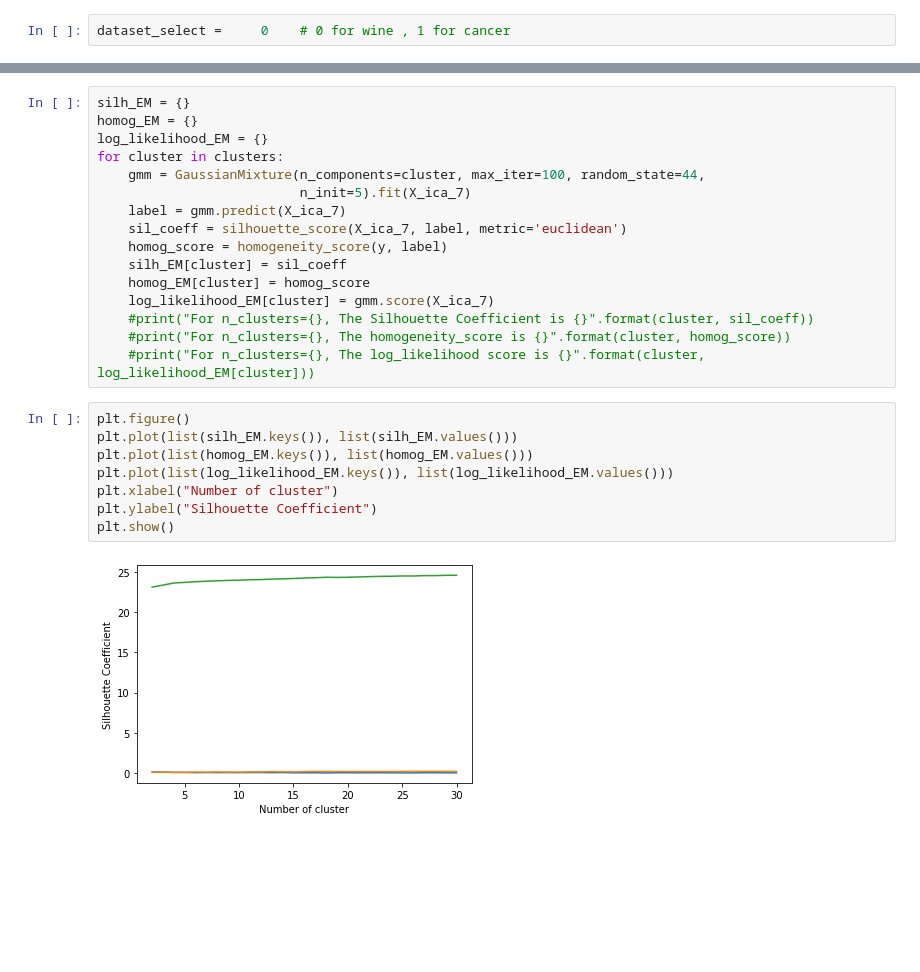
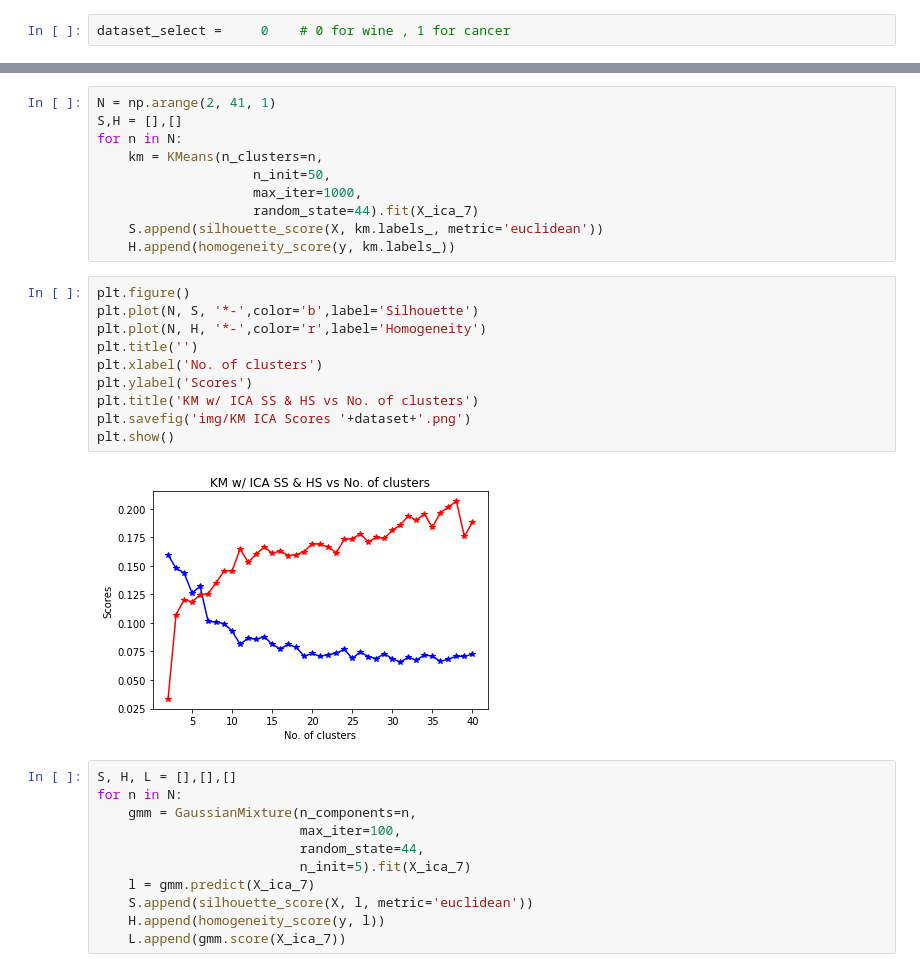
Before and after one commit to jbanigan/CS-7641, a Jupyter notebook: Unsupervised Learning/ICA.ipynb, the cells around one changed output, grey strips where cells are left out. Drawn from its saved outputs; the diff is of its cells as text; blank space fills up the shorter version.

```diff
--- a/Unsupervised Learning/ICA.ipynb
+++ b/Unsupervised Learning/ICA.ipynb
@@ -110,26 +85,33 @@ plt.show()
-# %%
-silh_EM = {}
-homog_EM = {}
-log_likelihood_EM = {}
-for cluster in clusters:
-    gmm = GaussianMixture(n_components=cluster, max_iter=100, random_state=44,
-                          n_init=5).fit(X_ica_7)
-    label = gmm.predict(X_ica_7)
-    sil_coeff = silhouette_score(X_ica_7, label, metric='euclidean')
-    homog_score = homogeneity_score(y, label)
-    silh_EM[cluster] = sil_coeff
-    homog_EM[cluster] = homog_score
-    log_likelihood_EM[cluster] = gmm.score(X_ica_7)
-    #print("For n_clusters={}, The Silhouette Coefficient is {}".format(cluster, sil_coeff))
-    #print("For n_clusters={}, The homogeneity_score is {}".format(cluster, homog_score))
-    #print("For n_clusters={}, The log_likelihood score is {}".format(cluster, log_likelihood_EM[cluster]))
-# %%
-plt.figure()
-plt.plot(list(silh_EM.keys()), list(silh_EM.values()))
-plt.plot(list(homog_EM.keys()), list(homog_EM.values()))
-plt.plot(list(log_likelihood_EM.keys()), list(log_likelihood_EM.values()))
-plt.xlabel("Number of cluster")
-plt.ylabel("Silhouette Coefficient")
-plt.show()
-# %% [output]
-[figure, removed]
+# %%
+N = np.arange(2, 41, 1)
+S,H = [],[]
+for n in N:
+    km = KMeans(n_clusters=n,
+                    n_init=50,
+                    max_iter=1000,
+                    random_state=44).fit(X_ica_7)
+    S.append(silhouette_score(X, km.labels_, metric='euclidean'))
+    H.append(homogeneity_score(y, km.labels_))
+# %%
+plt.figure()
+plt.plot(N, S, '*-',color='b',label='Silhouette')
+plt.plot(N, H, '*-',color='r',label='Homogeneity')
+plt.title('')
+plt.xlabel('No. of clusters')
+plt.ylabel('Scores')
+plt.title('KM w/ ICA SS & HS vs No. of clusters')
+plt.savefig('img/KM ICA Scores '+dataset+'.png')
+plt.show()
+# %% [output]
+[figure, added]
+# %%
+S, H, L = [],[],[]
+for n in N:
+    gmm = GaussianMixture(n_components=n,
+                          max_iter=100,
+                          random_state=44,
+                          n_init=5).fit(X_ica_7)
+    l = gmm.predict(X_ica_7)
+    S.append(silhouette_score(X, l, metric='euclidean'))
+    H.append(homogeneity_score(y, l))
+    L.append(gmm.score(X_ica_7))
```
Also changed, not shown: parts of 10 cells of this notebook, 45 other files.
